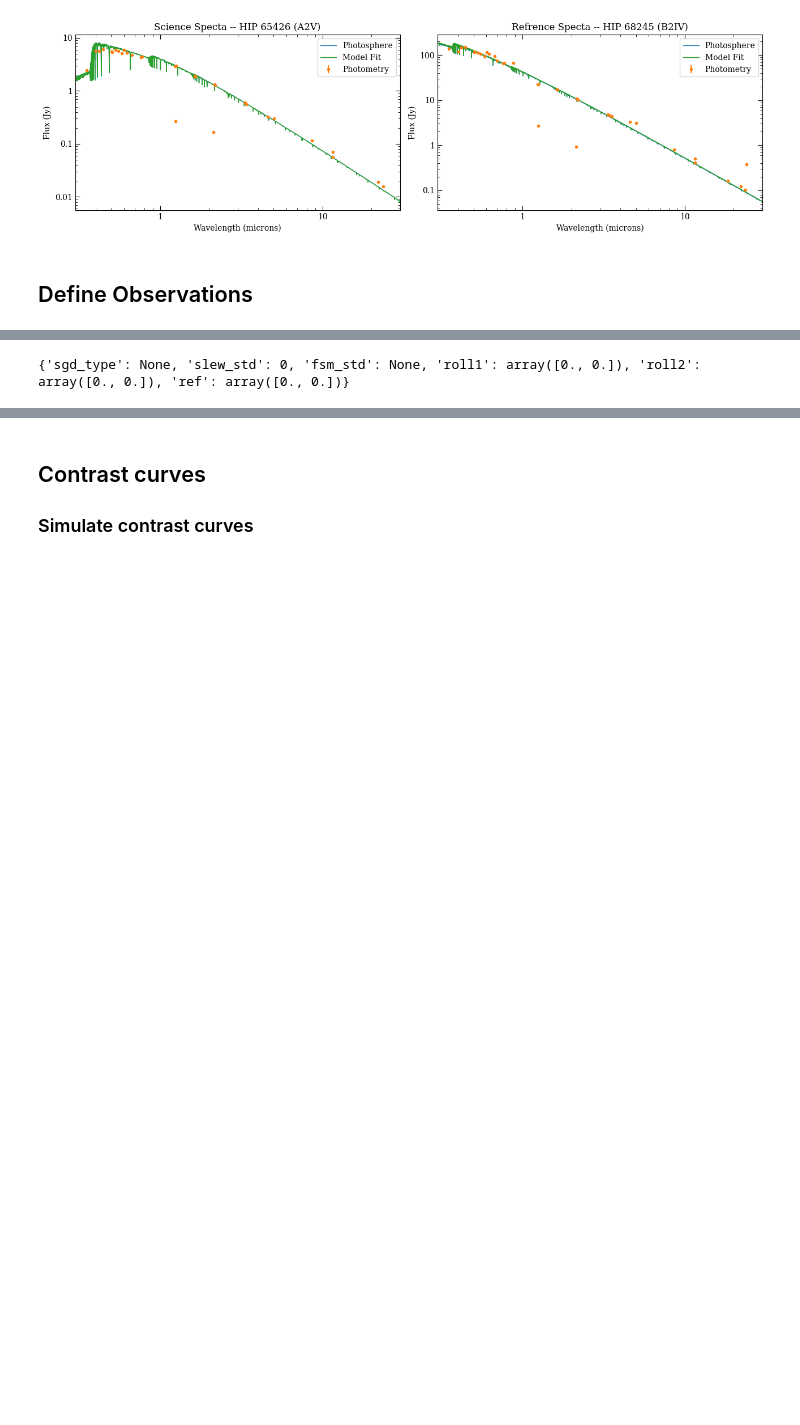
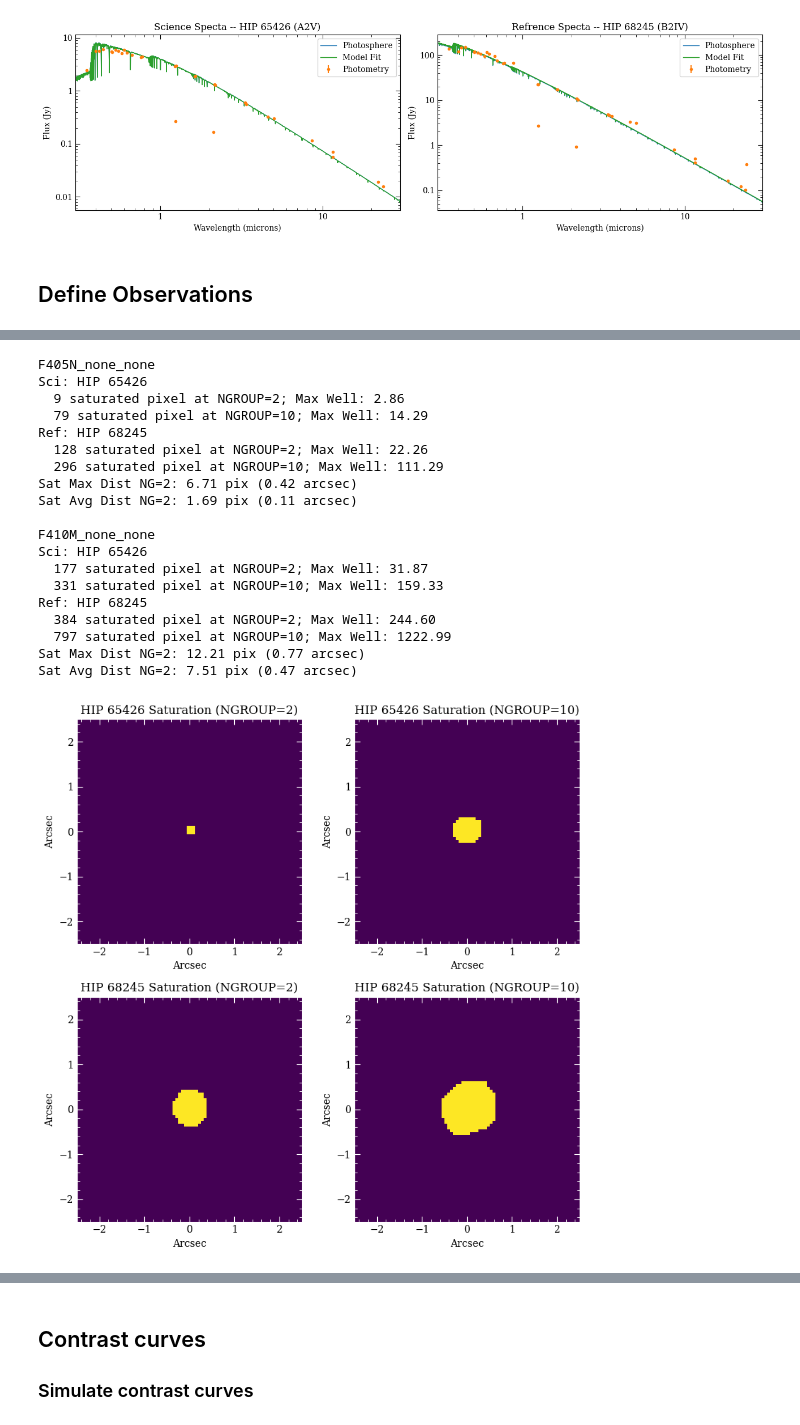
Before and after one commit to JarronL/pynrc, a Jupyter notebook: notebooks/ERS/HIP65426_flight_contrast.ipynb, the cells around one changed output, grey strips where cells are left out. Cells and saved outputs as stored; diff of their text form; code cells hidden in the pictures; blank space fills up the shorter version.

```diff
--- a/notebooks/ERS/HIP65426_flight_contrast.ipynb
+++ b/notebooks/ERS/HIP65426_flight_contrast.ipynb
@@ -93,11 +93,16 @@ image_mask = 'MASK335R'
 pupil_mask = 'CIRCLYOT'
 filters = ['F250M', 'F300M', 'F410M', 'F356W', 'F444W']
 
+image_mask = None #'MASK335R'
+pupil_mask = None #'CIRCLYOT'
+filters = ['F405N', 'F410M']
+
 filt_list = []
 all_keys = []
 for f in filters:
     filt_list.append([f, image_mask, pupil_mask])
     all_keys.append(make_key(f, mask=image_mask, pupil=pupil_mask))
 # %%
-obs_dict = obs_wfe(0, filt_list, sp_sci, dist_sci, sp_ref=sp_ref)
+wfe_drift = 0
+obs_dict = obs_wfe(wfe_drift, filt_list, sp_sci, dist_sci, sp_ref=sp_ref, subsize=320)
 # %% [output]
@@ -109,7 +111,7 @@ F444W_MASK335R_CIRCLYOT
 # %%
 # Update detector settings
 filt_list1 = ['F250M', 'F300M']
-filt_list2 = ['F410M', 'F356W', 'F444W']
+filt_list2 = ['F405N', 'F410M', 'F356W', 'F444W']
 
 for k in all_keys:
     obs = obs_dict[k]
@@ -117,5 +119,10 @@ for k in all_keys:
         obs.update_detectors(read_mode='DEEP8', ngroup=15, nint=4)
         obs.update_detectors_ref(read_mode='MEDIUM8', ngroup=4, nint=36)
     elif obs.filter in filt_list2:
-        obs.update_detectors(read_mode='DEEP8', ngroup=15, nint=2)
-        obs.update_detectors_ref(read_mode='MEDIUM8', ngroup=4, nint=18)
+        obs.update_detectors(read_mode='RAPID', ngroup=10, nint=230)
+        obs.update_detectors_ref(read_mode='RAPID', ngroup=10, nint=18)
+
+    print(k)
+    print(obs.multiaccum_times)
+    _ = obs.sensitivity(nsig=5, units='uJy', verbose=True)
+    print('')
@@ -122,12 +139,31 @@ for k in all_keys:
-# %%
-# Update pointing info
-slew_std = 0
-
-for k in all_keys:
-    obs = obs_dict[k]
-    obs.gen_pointing_offsets(slew_std=slew_std, rand_seed=12345)
-
-    if k==all_keys[0]:
-        print(obs.pointing_info)
-# %% [output]
-{'sgd_type': None, 'slew_std': 0, 'fsm_std': None, 'roll1': array([0., 0.]), 'roll2': array([0., 0.]), 'ref': array([0., 0.])}
+# %%
+from pynrc.nb_funcs import do_sat_levels
+sat_dict = {}
+
+for k in all_keys:
+    print('\n{}'.format(k))
+    obs = obs_dict[k]
+
+    dsat_asec = do_sat_levels(obs, plot=True)
+    sat_dict[k] = dsat_asec
+# %% [output]
+F405N_none_none
+Sci: HIP 65426
+  9 saturated pixel at NGROUP=2; Max Well: 2.86
+  79 saturated pixel at NGROUP=10; Max Well: 14.29
+Ref: HIP 68245
+  128 saturated pixel at NGROUP=2; Max Well: 22.26
+  296 saturated pixel at NGROUP=10; Max Well: 111.29
+Sat Max Dist NG=2: 6.71 pix (0.42 arcsec)
+Sat Avg Dist NG=2: 1.69 pix (0.11 arcsec)
+
+F410M_none_none
+Sci: HIP 65426
+  177 saturated pixel at NGROUP=2; Max Well: 31.87
+  331 saturated pixel at NGROUP=10; Max Well: 159.33
+Ref: HIP 68245
+  384 saturated pixel at NGROUP=2; Max Well: 244.60
+  797 saturated pixel at NGROUP=10; Max Well: 1222.99
+Sat Max Dist NG=2: 12.21 pix (0.77 arcsec)
+Sat Avg Dist NG=2: 7.51 pix (0.47 arcsec)
+[figure, added]
```
Also changed, not shown: parts of 8 cells of this notebook, 6 other files.
